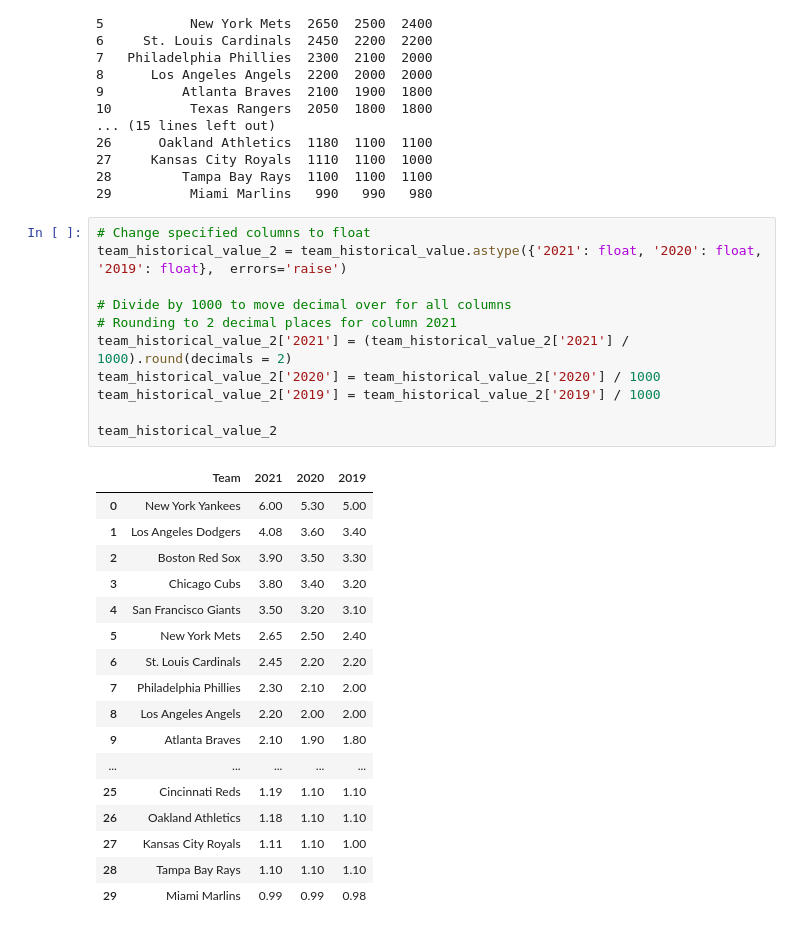
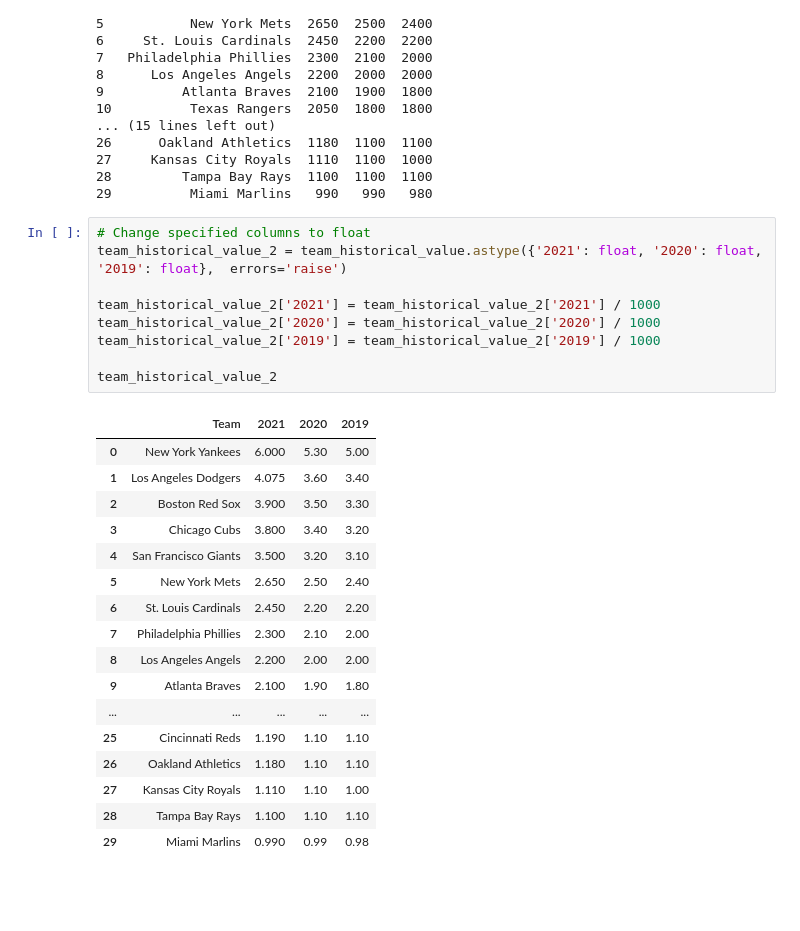
Before and after one commit to Apalacios20/MLB-Vs-Covid, a Jupyter notebook: team_revenue.ipynb, the cells around one changed output. Drawn from its saved outputs; the diff is of its cells as text; blank space fills up the shorter version.

```diff
--- a/team_revenue.ipynb
+++ b/team_revenue.ipynb
@@ -83,29 +83,27 @@ print(team_historical_value)
 # %%
 # Change specified columns to float
 team_historical_value_2 = team_historical_value.astype({'2021': float, '2020': float, '2019': float},  errors='raise')
 
-# Divide by 1000 to move decimal over for all columns
-# Rounding to 2 decimal places for column 2021
-team_historical_value_2['2021'] = (team_historical_value_2['2021'] / 1000).round(decimals = 2)
+team_historical_value_2['2021'] = team_historical_value_2['2021'] / 1000
 team_historical_value_2['2020'] = team_historical_value_2['2020'] / 1000
 team_historical_value_2['2019'] = team_historical_value_2['2019'] / 1000
 
 team_historical_value_2
 # %% [output]
 |  | Team | 2021 | 2020 | 2019 |
-| 0 | New York Yankees | 6.00 | 5.30 | 5.00 |
-| 1 | Los Angeles Dodgers | 4.08 | 3.60 | 3.40 |
-| 2 | Boston Red Sox | 3.90 | 3.50 | 3.30 |
-| 3 | Chicago Cubs | 3.80 | 3.40 | 3.20 |
-| 4 | San Francisco Giants | 3.50 | 3.20 | 3.10 |
-| 5 | New York Mets | 2.65 | 2.50 | 2.40 |
-| 6 | St. Louis Cardinals | 2.45 | 2.20 | 2.20 |
-| 7 | Philadelphia Phillies | 2.30 | 2.10 | 2.00 |
-| 8 | Los Angeles Angels | 2.20 | 2.00 | 2.00 |
-| 9 | Atlanta Braves | 2.10 | 1.90 | 1.80 |
+| 0 | New York Yankees | 6.000 | 5.30 | 5.00 |
+| 1 | Los Angeles Dodgers | 4.075 | 3.60 | 3.40 |
+| 2 | Boston Red Sox | 3.900 | 3.50 | 3.30 |
+| 3 | Chicago Cubs | 3.800 | 3.40 | 3.20 |
+| 4 | San Francisco Giants | 3.500 | 3.20 | 3.10 |
+| 5 | New York Mets | 2.650 | 2.50 | 2.40 |
+| 6 | St. Louis Cardinals | 2.450 | 2.20 | 2.20 |
+| 7 | Philadelphia Phillies | 2.300 | 2.10 | 2.00 |
+| 8 | Los Angeles Angels | 2.200 | 2.00 | 2.00 |
+| 9 | Atlanta Braves | 2.100 | 1.90 | 1.80 |
 | ... | ... | ... | ... | ... |
-| 25 | Cincinnati Reds | 1.19 | 1.10 | 1.10 |
-| 26 | Oakland Athletics | 1.18 | 1.10 | 1.10 |
-| 27 | Kansas City Royals | 1.11 | 1.10 | 1.00 |
-| 28 | Tampa Bay Rays | 1.10 | 1.10 | 1.10 |
-| 29 | Miami Marlins | 0.99 | 0.99 | 0.98 |
+| 25 | Cincinnati Reds | 1.190 | 1.10 | 1.10 |
+| 26 | Oakland Athletics | 1.180 | 1.10 | 1.10 |
+| 27 | Kansas City Royals | 1.110 | 1.10 | 1.00 |
+| 28 | Tampa Bay Rays | 1.100 | 1.10 | 1.10 |
+| 29 | Miami Marlins | 0.990 | 0.99 | 0.98 |
```
Also changed, not shown: 1 other file.
